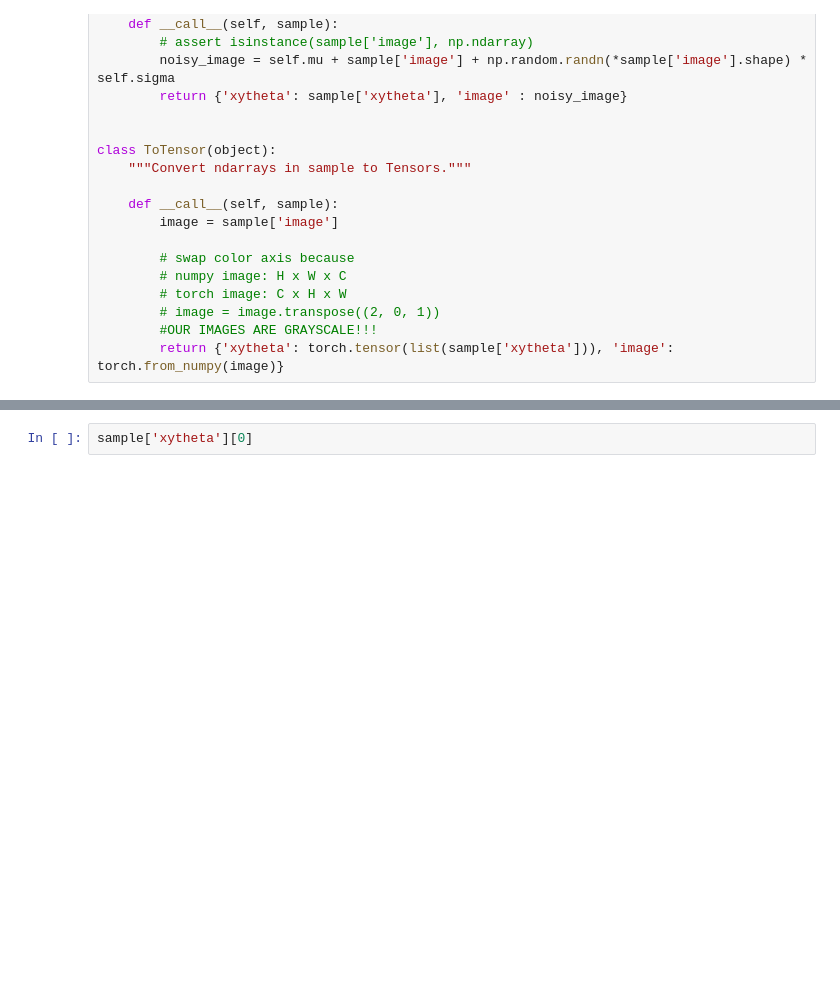
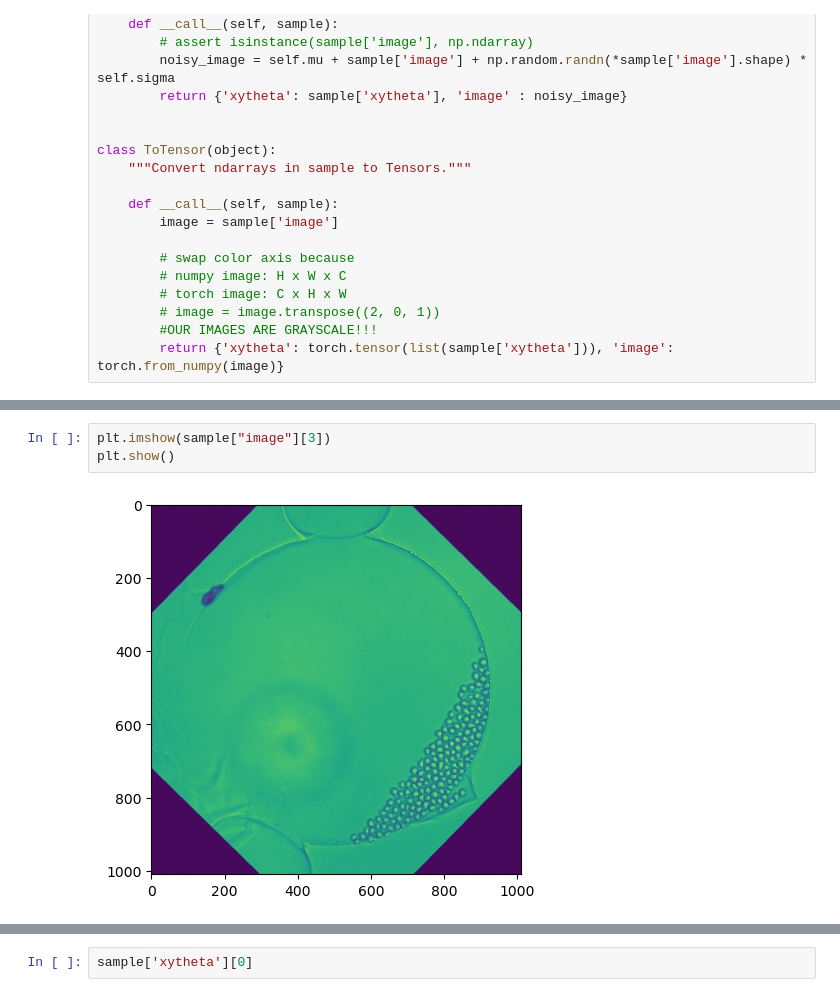
Before and after one commit to joonpark2019/GroupEquivariantCNN, a Jupyter notebook: LodeStar/Dataset.ipynb, the cells around one changed output, grey strips where cells are left out. Cells and saved outputs as stored; diff of their text form; blank space fills up the shorter version.

```diff
--- a/LodeStar/Dataset.ipynb
+++ b/LodeStar/Dataset.ipynb
@@ -141,0 +137,5 @@ sample = next(iter(dataloader))
+# %%
+plt.imshow(sample["image"][3])
+plt.show()
+# %% [output]
+[figure, added]
```
Also changed, not shown: parts of 2 cells of this notebook, 6 other files.
